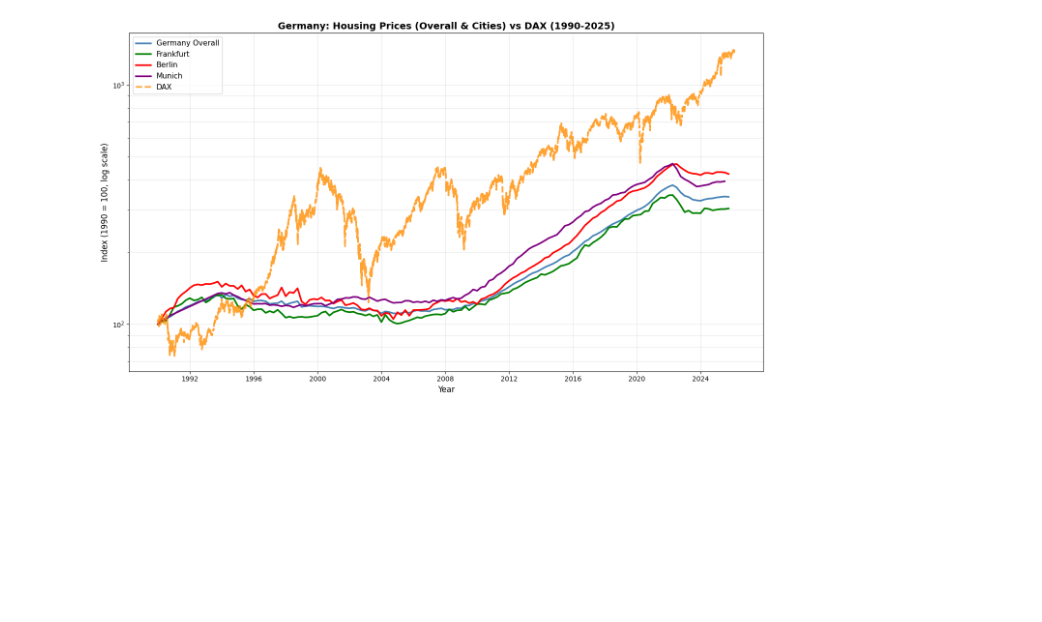
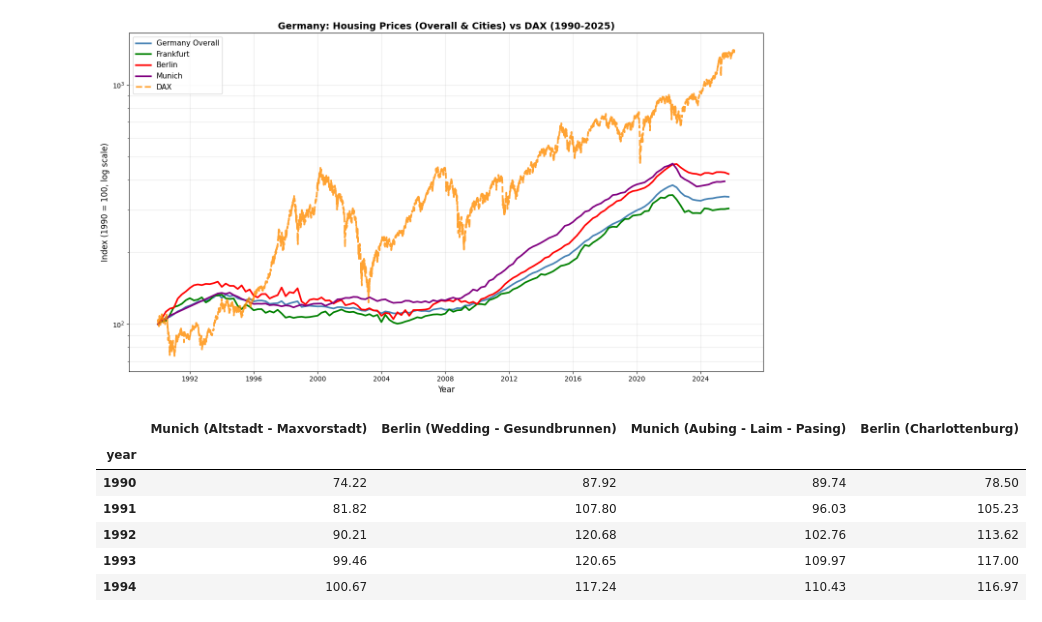
Before and after one commit to MrMillennium01/analysis-of-correlation-economy-stock-indices, a Jupyter notebook: Chapter2_real_estate.ipynb, the cells around one changed output. Drawn from its saved outputs; the diff is of its cells as text; code cells hidden in the pictures; blank space fills up the shorter version.

```diff
--- a/Chapter2_real_estate.ipynb
+++ b/Chapter2_real_estate.ipynb
@@ -238,3 +238,19 @@ plt.tight_layout()
 plt.show()
 # %% [output]
 [figure]
+# %%
+# Load Germany-specific housing price data
+df_germany = pd.read_csv('data/Germany_Housing_Price_Index_City_Parts.csv', sep=';', decimal=',')
+
+df_germany = df_germany.set_index('year')
+
+# Display the first few rows
+df_germany.head()
+# %% [output]
+|  | Munich (Altstadt - Maxvorstadt) | Berlin (Wedding - Gesundbrunnen) | Munich (Aubing - Laim - Pasing) | Berlin (Charlottenburg) |
+| year |  |  |  |  |
+| 1990 | 74.22 | 87.92 | 89.74 | 78.50 |
+| 1991 | 81.82 | 107.80 | 96.03 | 105.23 |
+| 1992 | 90.21 | 120.68 | 102.76 | 113.62 |
+| 1993 | 99.46 | 120.65 | 109.97 | 117.00 |
+| 1994 | 100.67 | 117.24 | 110.43 | 116.97 |
```
Also changed, not shown: parts of 2 cells of this notebook, 1 other file.
